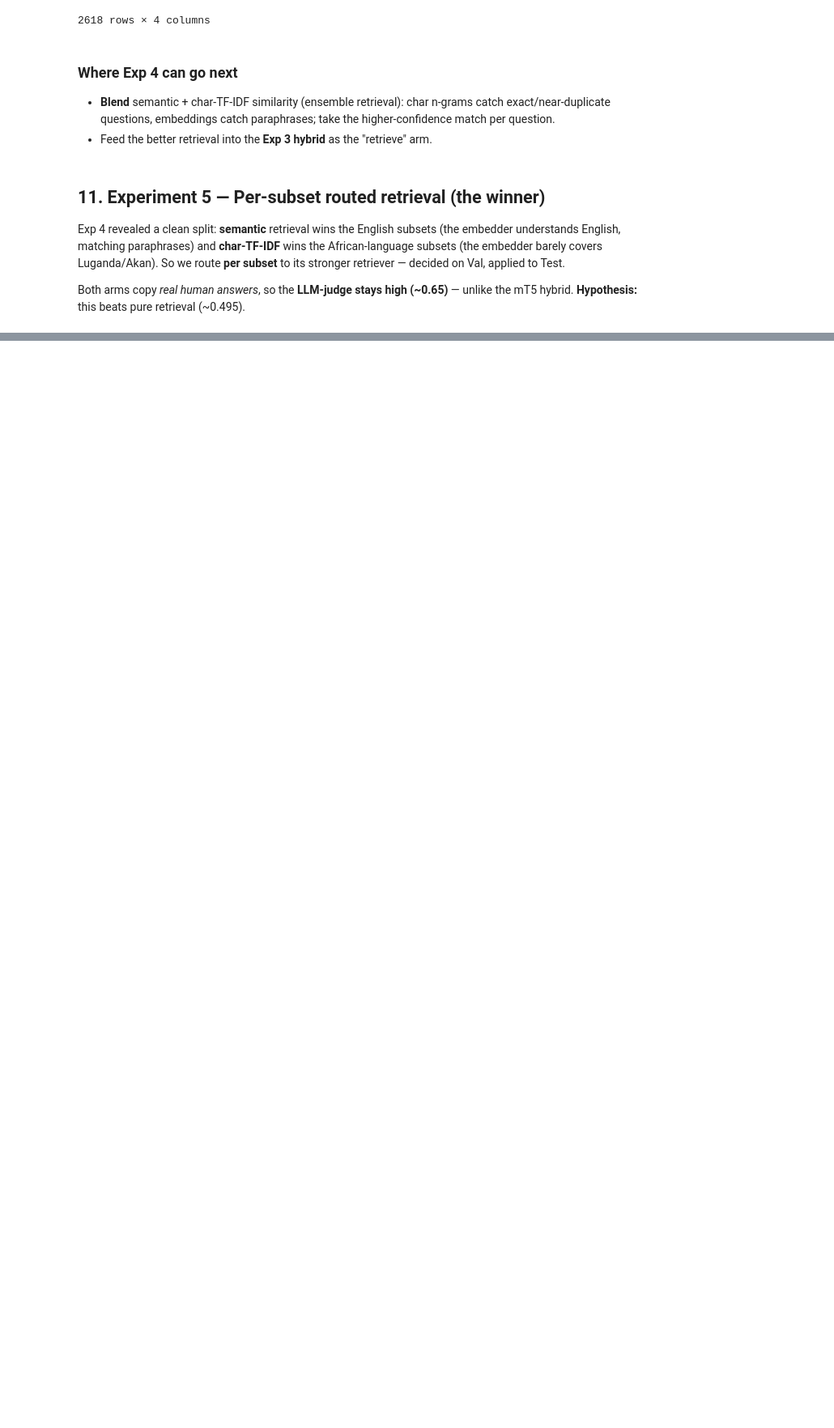
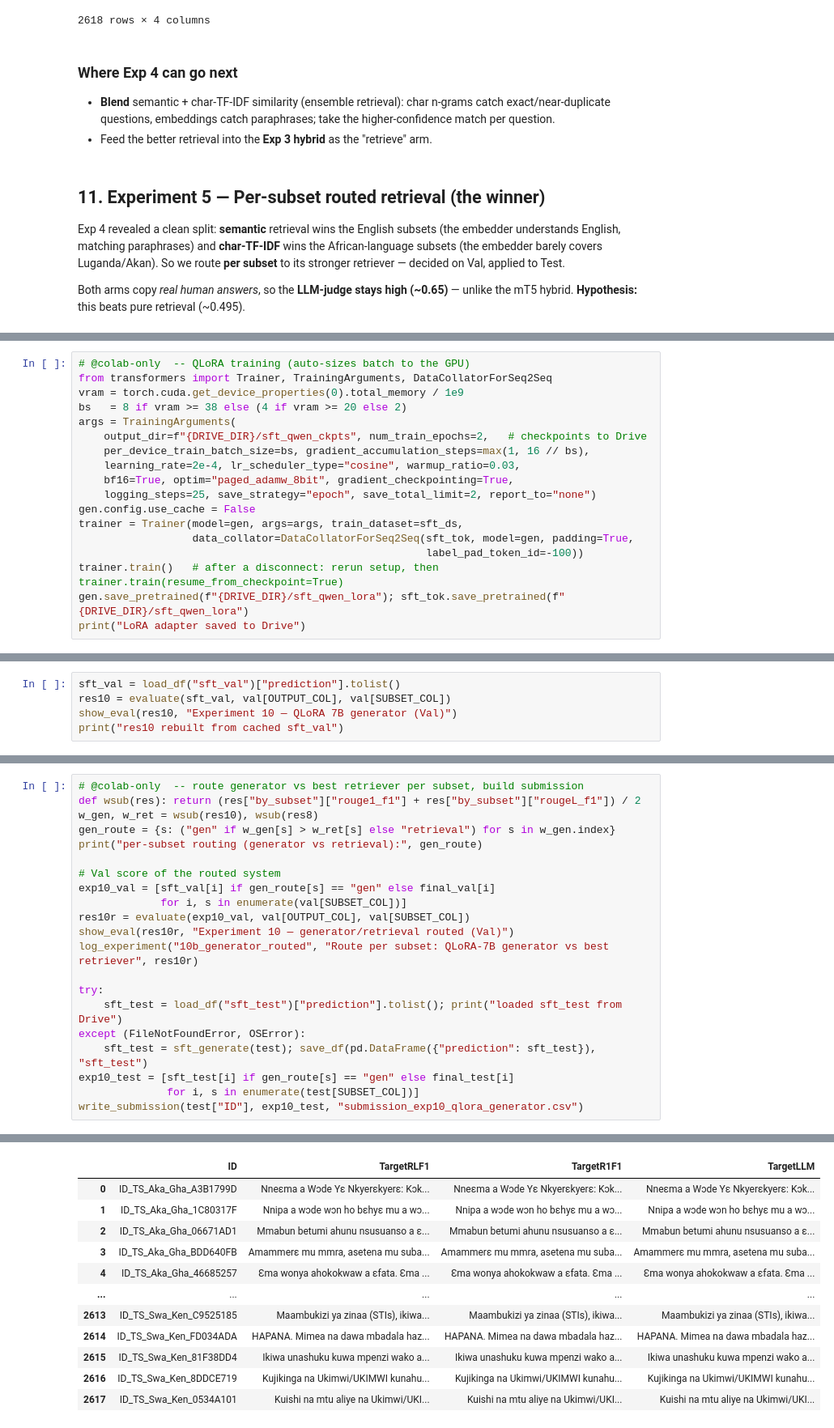
Before and after one commit to icyeza/African-Language-Health-QA-Challenge, a Jupyter notebook: health_qa_master.ipynb, the cells around one changed output, grey strips where cells are left out. Shown at 81% size. Saved outputs shown, nothing was run; the diff lists cells and outputs as text; blank space fills up the shorter version.

Commit message:
feat: fine tuned Qlora and added routing between generator and retrieval

```diff
--- a/health_qa_master.ipynb
+++ b/health_qa_master.ipynb
@@ -1442,0 +1489,18 @@ wrote 2,618 rows -> submission_exp08_best_retriever.csv
+# %%
+# @colab-only  -- QLoRA training (auto-sizes batch to the GPU)
+from transformers import Trainer, TrainingArguments, DataCollatorForSeq2Seq
+vram = torch.cuda.get_device_properties(0).total_memory / 1e9
+bs   = 8 if vram >= 38 else (4 if vram >= 20 else 2)
+args = TrainingArguments(
+    output_dir=f"{DRIVE_DIR}/sft_qwen_ckpts", num_train_epochs=2,   # checkpoints to Drive
+    per_device_train_batch_size=bs, gradient_accumulation_steps=max(1, 16 // bs),
+    learning_rate=2e-4, lr_scheduler_type="cosine", warmup_ratio=0.03,
+    bf16=True, optim="paged_adamw_8bit", gradient_checkpointing=True,
+    logging_steps=25, save_strategy="epoch", save_total_limit=2, report_to="none")
+gen.config.use_cache = False
+trainer = Trainer(model=gen, args=args, train_dataset=sft_ds,
+                  data_collator=DataCollatorForSeq2Seq(sft_tok, model=gen, padding=True,
+                                                       label_pad_token_id=-100))
+trainer.train()   # after a disconnect: rerun setup, then trainer.train(resume_from_checkpoint=True)
+gen.save_pretrained(f"{DRIVE_DIR}/sft_qwen_lora"); sft_tok.save_pretrained(f"{DRIVE_DIR}/sft_qwen_lora")
+print("LoRA adapter saved to Drive")
@@ -1442,0 +1596,5 @@ wrote 2,618 rows -> submission_exp08_best_retriever.csv
+# %%
+sft_val = load_df("sft_val")["prediction"].tolist()
+res10 = evaluate(sft_val, val[OUTPUT_COL], val[SUBSET_COL])
+show_eval(res10, "Experiment 10 — QLoRA 7B generator (Val)")
+print("res10 rebuilt from cached sft_val")
@@ -1442,0 +1617,22 @@ wrote 2,618 rows -> submission_exp08_best_retriever.csv
+# %%
+# @colab-only  -- route generator vs best retriever per subset, build submission
+def wsub(res): return (res["by_subset"]["rouge1_f1"] + res["by_subset"]["rougeL_f1"]) / 2
+w_gen, w_ret = wsub(res10), wsub(res8)
+gen_route = {s: ("gen" if w_gen[s] > w_ret[s] else "retrieval") for s in w_gen.index}
+print("per-subset routing (generator vs retrieval):", gen_route)
+
+# Val score of the routed system
+exp10_val = [sft_val[i] if gen_route[s] == "gen" else final_val[i]
+             for i, s in enumerate(val[SUBSET_COL])]
+res10r = evaluate(exp10_val, val[OUTPUT_COL], val[SUBSET_COL])
+show_eval(res10r, "Experiment 10 — generator/retrieval routed (Val)")
+log_experiment("10b_generator_routed", "Route per subset: QLoRA-7B generator vs best retriever", res10r)
+
+try:
+    sft_test = load_df("sft_test")["prediction"].tolist(); print("loaded sft_test from Drive")
+except (FileNotFoundError, OSError):
+    sft_test = sft_generate(test); save_df(pd.DataFrame({"prediction": sft_test}), "sft_test")
+exp10_test = [sft_test[i] if gen_route[s] == "gen" else final_test[i]
+              for i, s in enumerate(test[SUBSET_COL])]
+write_submission(test["ID"], exp10_test, "submission_exp10_qlora_generator.csv")
+# %% [output]
@@ -1442,0 +1656,12 @@ wrote 2,618 rows -> submission_exp08_best_retriever.csv
+|  | ID | TargetRLF1 | TargetR1F1 | TargetLLM |
+| 0 | ID_TS_Aka_Gha_A3B1799D | Nneɛma a Wɔde Yɛ Nkyerɛkyerɛ: Kɔk... | Nneɛma a Wɔde Yɛ Nkyerɛkyerɛ: Kɔk... | Nneɛma a Wɔde Yɛ Nkyerɛkyerɛ: Kɔk... |
+| 1 | ID_TS_Aka_Gha_1C80317F | Nnipa a wɔde wɔn ho bɛhyɛ mu a wɔ... | Nnipa a wɔde wɔn ho bɛhyɛ mu a wɔ... | Nnipa a wɔde wɔn ho bɛhyɛ mu a wɔ... |
+| 2 | ID_TS_Aka_Gha_06671AD1 | Mmabun betumi ahunu nsusuanso a ɛ... | Mmabun betumi ahunu nsusuanso a ɛ... | Mmabun betumi ahunu nsusuanso a ɛ... |
+| 3 | ID_TS_Aka_Gha_BDD640FB | Amammerɛ mu mmra, asetena mu suba... | Amammerɛ mu mmra, asetena mu suba... | Amammerɛ mu mmra, asetena mu suba... |
+| 4 | ID_TS_Aka_Gha_46685257 | Ɛma wonya ahokokwaw a ɛfata. Ɛma ... | Ɛma wonya ahokokwaw a ɛfata. Ɛma ... | Ɛma wonya ahokokwaw a ɛfata. Ɛma ... |
+| ... | ... | ... | ... | ... |
+| 2613 | ID_TS_Swa_Ken_C9525185 | Maambukizi ya zinaa (STIs), ikiwa... | Maambukizi ya zinaa (STIs), ikiwa... | Maambukizi ya zinaa (STIs), ikiwa... |
+| 2614 | ID_TS_Swa_Ken_FD034ADA | HAPANA. Mimea na dawa mbadala haz... | HAPANA. Mimea na dawa mbadala haz... | HAPANA. Mimea na dawa mbadala haz... |
+| 2615 | ID_TS_Swa_Ken_81F38DD4 | Ikiwa unashuku kuwa mpenzi wako a... | Ikiwa unashuku kuwa mpenzi wako a... | Ikiwa unashuku kuwa mpenzi wako a... |
+| 2616 | ID_TS_Swa_Ken_8DDCE719 | Kujikinga na Ukimwi/UKIMWI kunahu... | Kujikinga na Ukimwi/UKIMWI kunahu... | Kujikinga na Ukimwi/UKIMWI kunahu... |
+| 2617 | ID_TS_Swa_Ken_0534A101 | Kuishi na mtu aliye na Ukimwi/UKI... | Kuishi na mtu aliye na Ukimwi/UKI... | Kuishi na mtu aliye na Ukimwi/UKI... |
```
Also changed, not shown: parts of 47 cells of this notebook.
